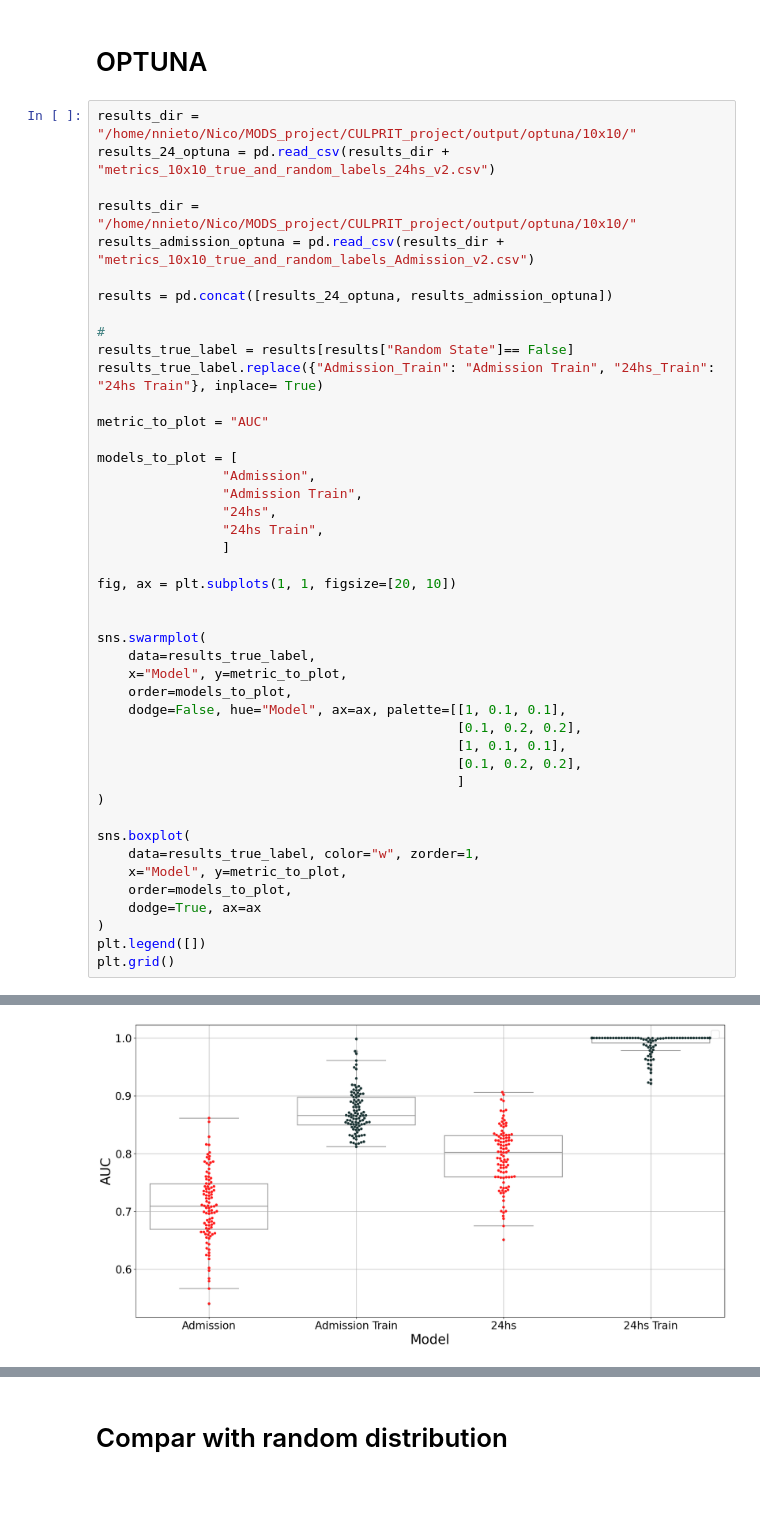
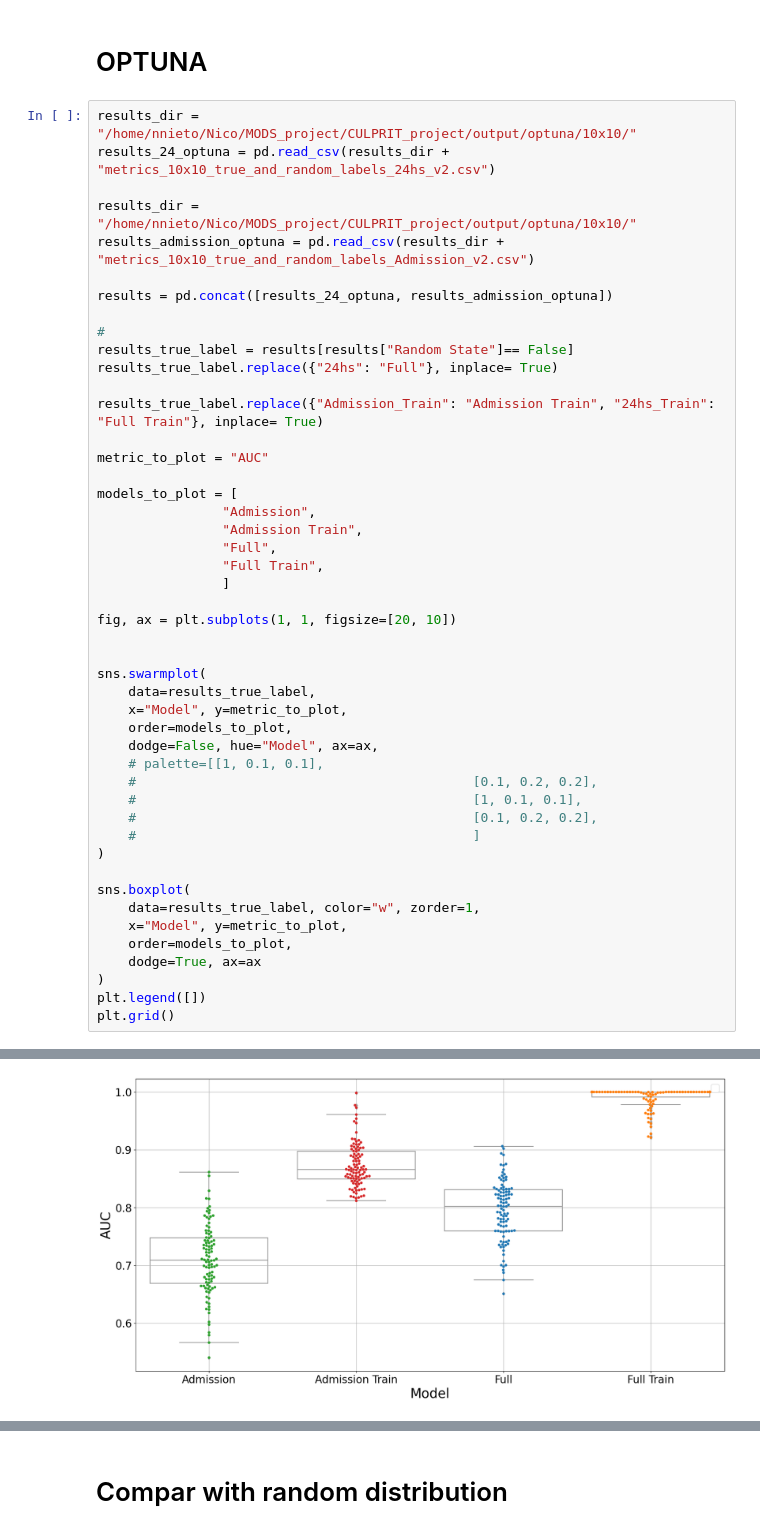
Before and after one commit to N-Nieto/MACRO_experiments, a Jupyter notebook: code/plot_figures_paper_v2.ipynb, the cells around one changed output, grey strips where cells are left out. Drawn from its saved outputs; the diff is of its cells as text; blank space fills up the shorter version.

```diff
--- a/code/plot_figures_paper_v2.ipynb
+++ b/code/plot_figures_paper_v2.ipynb
@@ -174,45 +121,48 @@ results = pd.concat([results_24_optuna, results_admission_optuna])
 
 #
 results_true_label = results[results["Random State"]== False]
-results_true_label.replace({"Admission_Train": "Admission Train", "24hs_Train": "24hs Train"}, inplace= True)
+results_true_label.replace({"24hs": "Full"}, inplace= True)
+
+results_true_label.replace({"Admission_Train": "Admission Train", "24hs_Train": "Full Train"}, inplace= True)
 
 metric_to_plot = "AUC"
 
 models_to_plot = [
                 "Admission",
                 "Admission Train",
-                "24hs",
-                "24hs Train",
+                "Full",
+                "Full Train",
                 ]
 
 fig, ax = plt.subplots(1, 1, figsize=[20, 10])
 
 
 sns.swarmplot(
     data=results_true_label,
     x="Model", y=metric_to_plot,
     order=models_to_plot,
-    dodge=False, hue="Model", ax=ax, palette=[[1, 0.1, 0.1],
-                                              [0.1, 0.2, 0.2],
-                                              [1, 0.1, 0.1],
-                                              [0.1, 0.2, 0.2],
-                                              ]
+    dodge=False, hue="Model", ax=ax,
+    # palette=[[1, 0.1, 0.1],
+    #                                           [0.1, 0.2, 0.2],
+    #                                           [1, 0.1, 0.1],
+    #                                           [0.1, 0.2, 0.2],
+    #                                           ]
 )
 
 sns.boxplot(
     data=results_true_label, color="w", zorder=1,
     x="Model", y=metric_to_plot,
     order=models_to_plot,
     dodge=True, ax=ax
 )
 plt.legend([])
 plt.grid()
 # %% [output]
 19.0% of the points cannot be placed; you may want to decrease the size of the markers or use stripplot.
 29.0% of the points cannot be placed; you may want to decrease the size of the markers or use stripplot.
 29.0% of the points cannot be placed; you may want to decrease the size of the markers or use stripplot.
 29.0% of the points cannot be placed; you may want to decrease the size of the markers or use stripplot.
-[figure, old version]
+[figure, new version]
 # %%
 data_dir = "/home/nnieto/Nico/MODS_project/CULPRIT_project/output/optuna/10x10/"
 
```
Also changed, not shown: parts of 15 cells of this notebook, 6 other files.
